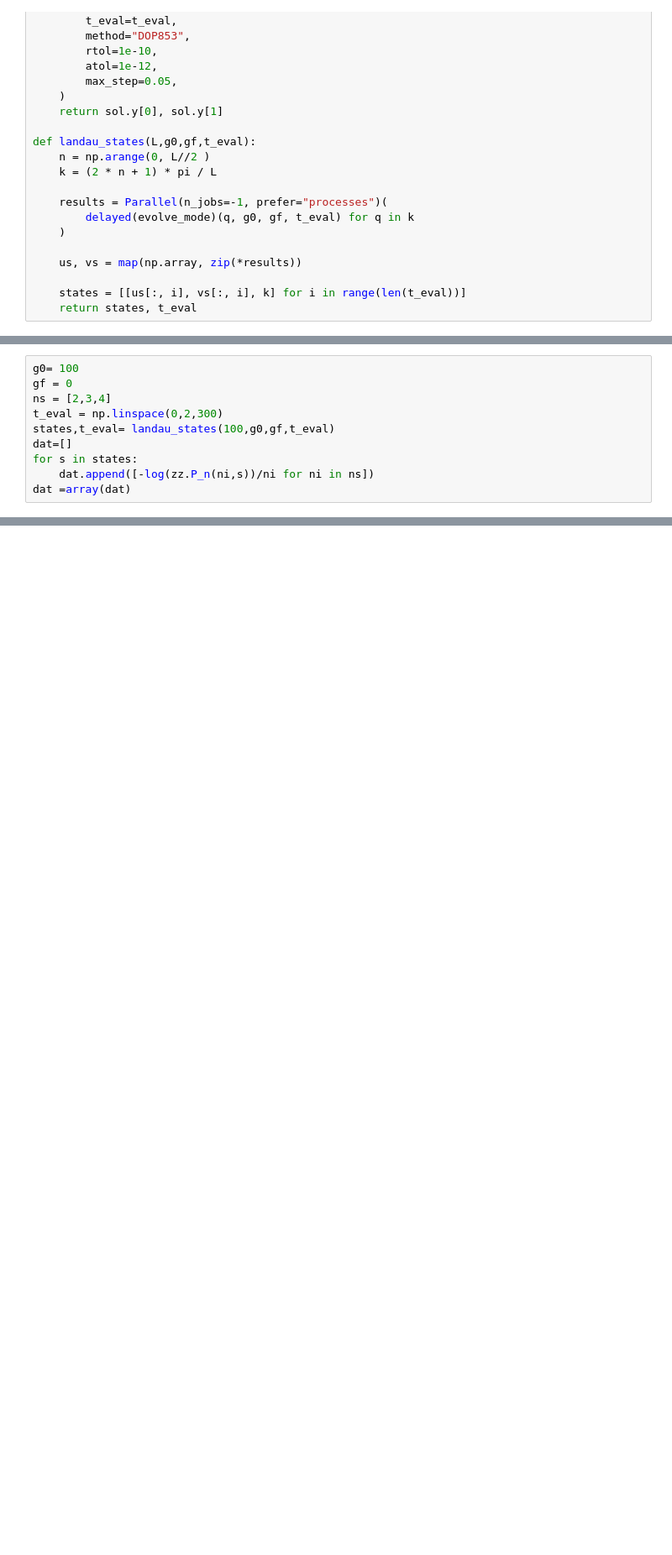
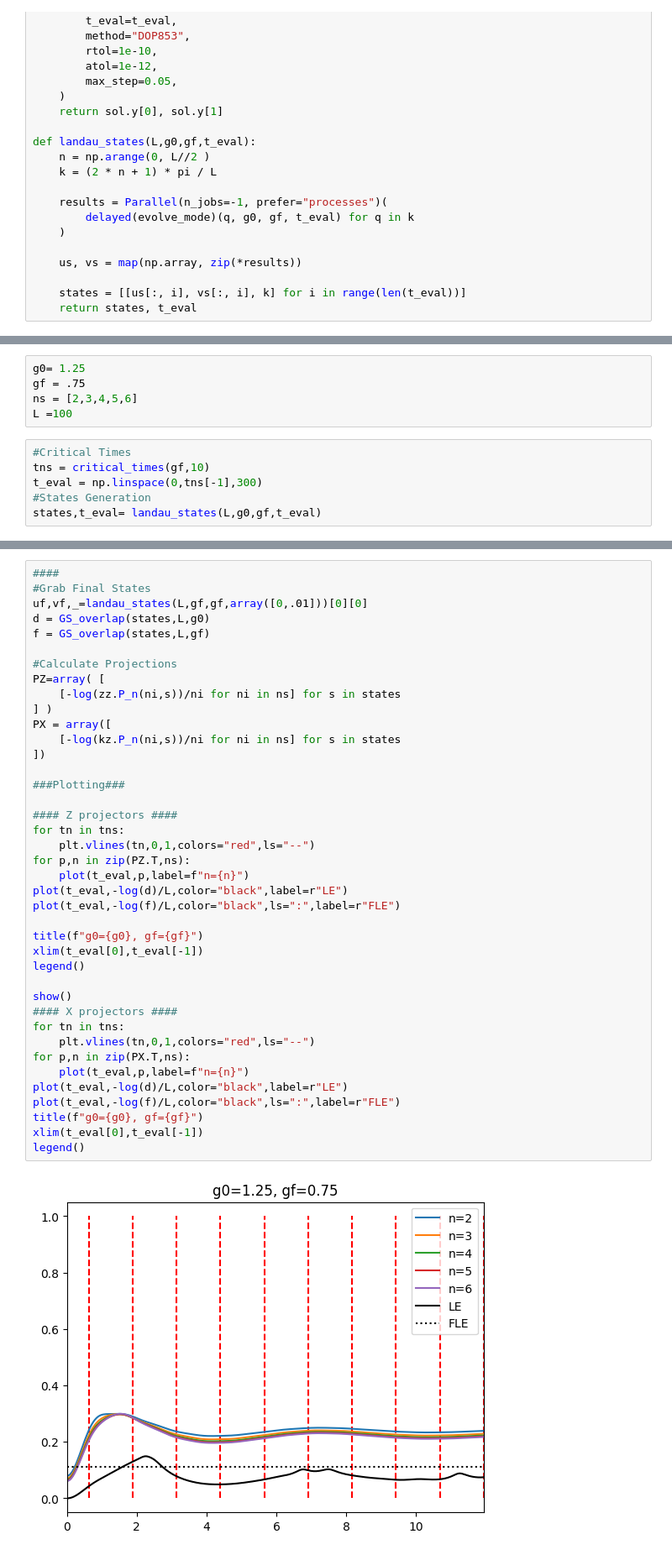
Before and after one commit to KristianMunnikhuis/subsystem_loschmidt_echo, a Jupyter notebook: scripts/0_quench_then_hold/sudden_quench.ipynb, the cells around one changed output, grey strips where cells are left out. Shown at 84% size. Saved outputs shown, nothing was run; the diff lists cells and outputs as text; blank space fills up the shorter version.

```diff
--- a/scripts/0_quench_then_hold/sudden_quench.ipynb
+++ b/scripts/0_quench_then_hold/sudden_quench.ipynb
@@ -64,10 +84,11 @@ def landau_states(L,g0,gf,t_eval):
+# %%
+g0= 1.25
+gf = .75
+ns = [2,3,4,5,6]
+L =100
 # %%
-g0= 100
-gf = 0
-ns = [2,3,4]
-t_eval = np.linspace(0,2,300)
-states,t_eval= landau_states(100,g0,gf,t_eval)
-dat=[]
-for s in states:
-    dat.append([-log(zz.P_n(ni,s))/ni for ni in ns])
-dat =array(dat)
+#Critical Times
+tns = critical_times(gf,10)
+t_eval = np.linspace(0,tns[-1],300)
+#States Generation
+states,t_eval= landau_states(L,g0,gf,t_eval)
@@ -85,0 +95,42 @@ for d in dat.T:
+# %%
+####
+#Grab Final States
+uf,vf,_=landau_states(L,gf,gf,array([0,.01]))[0][0]
+d = GS_overlap(states,L,g0)
+f = GS_overlap(states,L,gf)
+
+#Calculate Projections
+PZ=array( [
+    [-log(zz.P_n(ni,s))/ni for ni in ns] for s in states
+] )
+PX = array([
+    [-log(kz.P_n(ni,s))/ni for ni in ns] for s in states
+])
+
+###Plotting###
+
+#### Z projectors ####
+for tn in tns:
+    plt.vlines(tn,0,1,colors="red",ls="--")
+for p,n in zip(PZ.T,ns):
+    plot(t_eval,p,label=f"n={n}")
+plot(t_eval,-log(d)/L,color="black",label=r"LE")
+plot(t_eval,-log(f)/L,color="black",ls=":",label=r"FLE")
+
+title(f"g0={g0}, gf={gf}")
+xlim(t_eval[0],t_eval[-1])
+legend()
+
+show()
+#### X projectors ####
+for tn in tns:
+    plt.vlines(tn,0,1,colors="red",ls="--")
+for p,n in zip(PX.T,ns):
+    plot(t_eval,p,label=f"n={n}")
+plot(t_eval,-log(d)/L,color="black",label=r"LE")
+plot(t_eval,-log(f)/L,color="black",ls=":",label=r"FLE")
+title(f"g0={g0}, gf={gf}")
+xlim(t_eval[0],t_eval[-1])
+legend()
+# %% [output]
+[figure, added]
```
Also changed, not shown: parts of 4 cells of this notebook, 8 other files.
